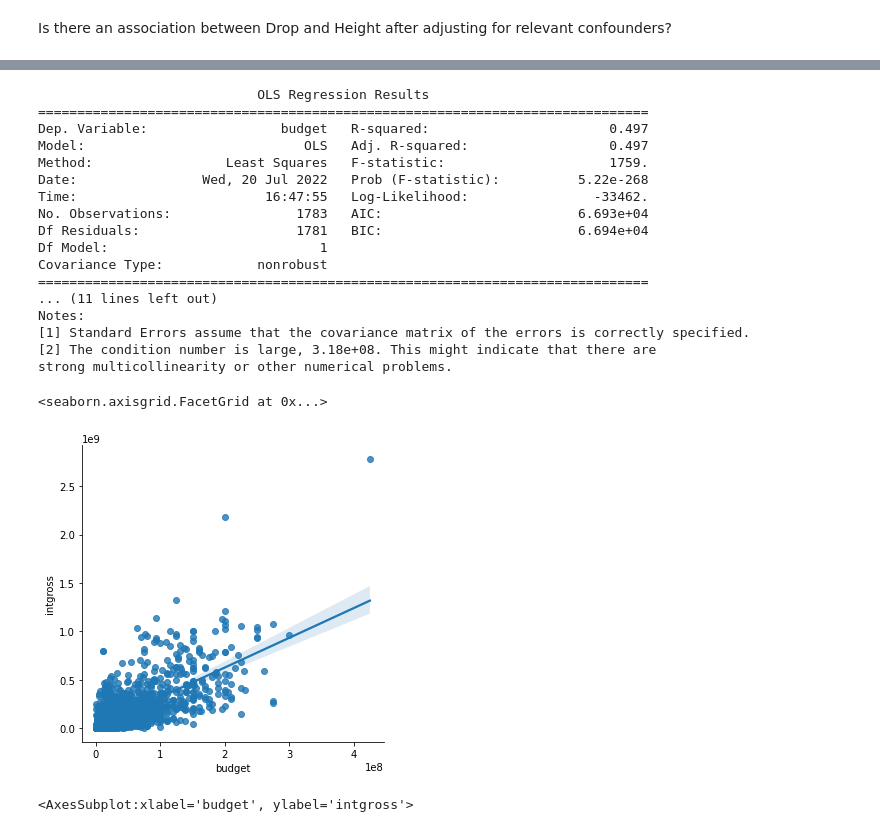
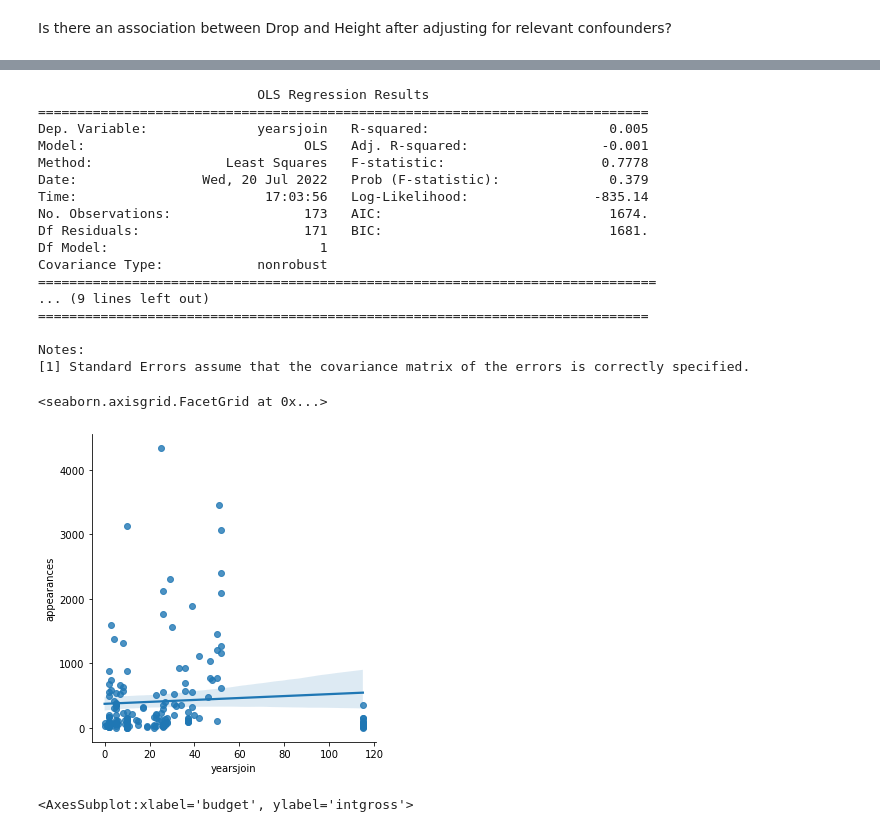
Before and after one commit to vnguyen24/SURF2022, a Jupyter notebook: Session4/Michelle_prep.ipynb, the cells around one changed output, grey strips where cells are left out. Saved outputs shown, nothing was run; the diff lists cells and outputs as text; code cells hidden in the pictures.

```diff
--- a/Session4/Michelle_prep.ipynb
+++ b/Session4/Michelle_prep.ipynb
@@ -171,3 +165,7 @@ UnicodeDecodeError: 'utf-8' codec can't decode byte 0xe6 in position 5764: inval
+# %%
+
+mov = pd.read_csv("avengers.csv")
+mov = mov.rename(columns=({'years since joining':'yearsjoin'}))
 # %%
 mov.head()
 # %% [output]
@@ -180,30 +179,30 @@ mov.head()
 # %%
 import statsmodels.formula.api as smf
-model1 = smf.ols(data =  mov, formula = "budget ~ intgross").fit()
+model1 = smf.ols(data =  mov, formula = "yearsjoin ~ appearances").fit()
 print(model1.summary())
 # %% [output]
                             OLS Regression Results
 ==============================================================================
-Dep. Variable:                 budget   R-squared:                       0.497
-Model:                            OLS   Adj. R-squared:                  0.497
-Method:                 Least Squares   F-statistic:                     1759.
-Date:                Wed, 20 Jul 2022   Prob (F-statistic):          5.22e-268
-Time:                        16:47:55   Log-Likelihood:                -33462.
-No. Observations:                1783   AIC:                         6.693e+04
-Df Residuals:                    1781   BIC:                         6.694e+04
+Dep. Variable:              yearsjoin   R-squared:                       0.005
+Model:                            OLS   Adj. R-squared:                 -0.001
+Method:                 Least Squares   F-statistic:                    0.7778
+Date:                Wed, 20 Jul 2022   Prob (F-statistic):              0.379
+Time:                        17:03:56   Log-Likelihood:                -835.14
+No. Observations:                 173   AIC:                             1674.
+Df Residuals:                     171   BIC:                             1681.
 Df Model:                           1
 Covariance Type:            nonrobust
+===============================================================================
+... (9 lines left out)
 ==============================================================================
-... (11 lines left out)
+
 Notes:
 [1] Standard Errors assume that the covariance matrix of the errors is correctly specified.
-[2] The condition number is large, 3.18e+08. This might indicate that there are
-strong multicollinearity or other numerical problems.
 # %%
-sns.lmplot(data = mov, x = "budget", y = "intgross")
+sns.lmplot(data = mov, x = "yearsjoin", y = "appearances")
 # %% [output]
 <seaborn.axisgrid.FacetGrid at 0x...>
-[figure, old version]
+[figure, new version]
 # %%
 sns.residplot(data = mov, x = "budget", y = "intgross")
 # %% [output]
```
Also changed, not shown: parts of 2 cells of this notebook, 3 other files.
